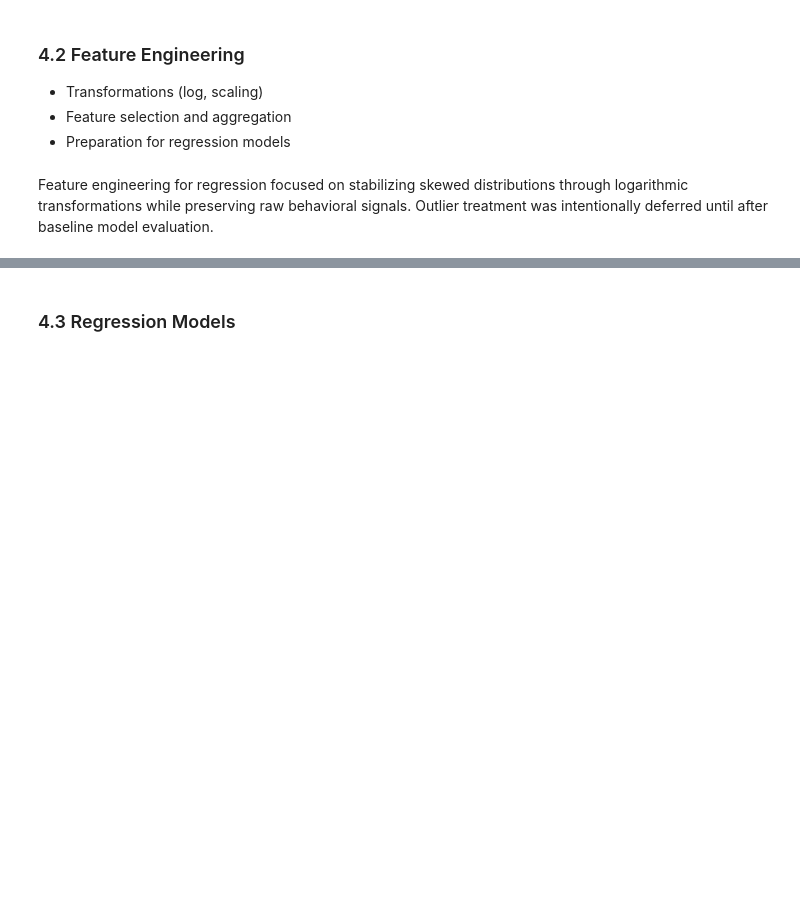
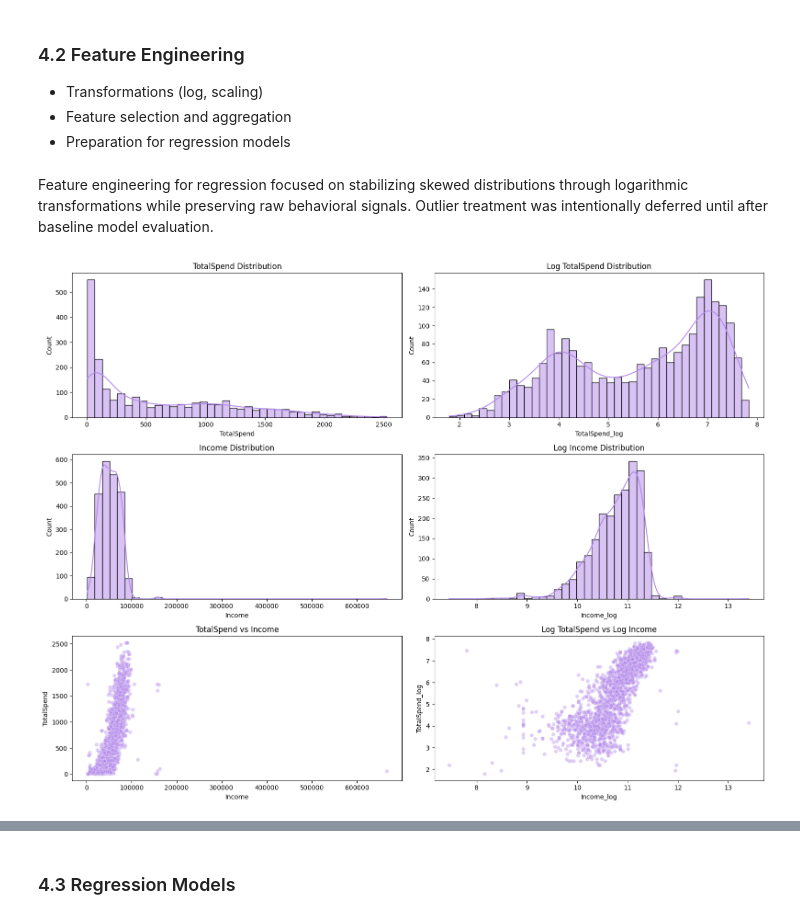
Before and after one commit to NazilaFazeli/ML_Project, a Jupyter notebook: eda_modeling.ipynb, the cells around one changed output, grey strips where cells are left out. Cells and saved outputs as stored; diff of their text form; code cells hidden in the pictures; blank space fills up the shorter version.

```diff
--- a/eda_modeling.ipynb
+++ b/eda_modeling.ipynb
@@ -810,3 +811,53 @@ df['TotalSpend_log'] = np.log1p(df['TotalSpend'])
 # %%
 # Log-transform income
 df['Income_log'] = np.log1p(df['Income'])
+# %%
+
+color = '#B388EB'
+
+plt.figure(figsize=(16, 12))
+
+# 1) TotalSpend
+plt.subplot(3, 2, 1)
+sns.histplot(df['TotalSpend'], bins=40, kde=True, color=color)
+plt.title('TotalSpend Distribution')
+
+# 2) Log TotalSpend
+plt.subplot(3, 2, 2)
+sns.histplot(df['TotalSpend_log'], bins=40, kde=True, color=color)
+plt.title('Log TotalSpend Distribution')
+
+# 3) Income
+plt.subplot(3, 2, 3)
+sns.histplot(df['Income'], bins=40, kde=True, color=color)
+plt.title('Income Distribution')
+
+# 4) Log Income
+plt.subplot(3, 2, 4)
+sns.histplot(df['Income_log'], bins=40, kde=True, color=color)
+plt.title('Log Income Distribution')
+
+
+# 5) TotalSpend vs Income
+plt.subplot(3, 2, 5)
+sns.scatterplot(
+    x=df['Income'],
+    y=df['TotalSpend'],
+    alpha=0.4,
+    color=color
+)
+plt.title('TotalSpend vs Income')
+
+# 6) Log TotalSpend vs Log Income
+plt.subplot(3, 2, 6)
+sns.scatterplot(
+    x=df['Income_log'],
+    y=df['TotalSpend_log'],
+    alpha=0.4,
+    color=color
+)
+plt.title('Log TotalSpend vs Log Income')
+plt.tight_layout()
+plt.show()
+# %% [output]
+[figure, added]
```
Also changed, not shown: parts of 22 cells of this notebook.
